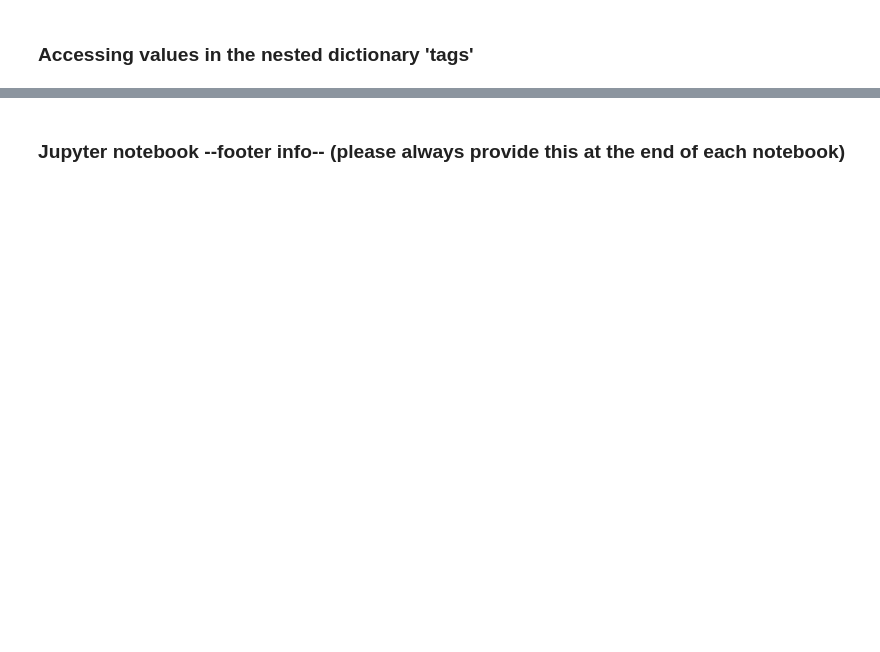
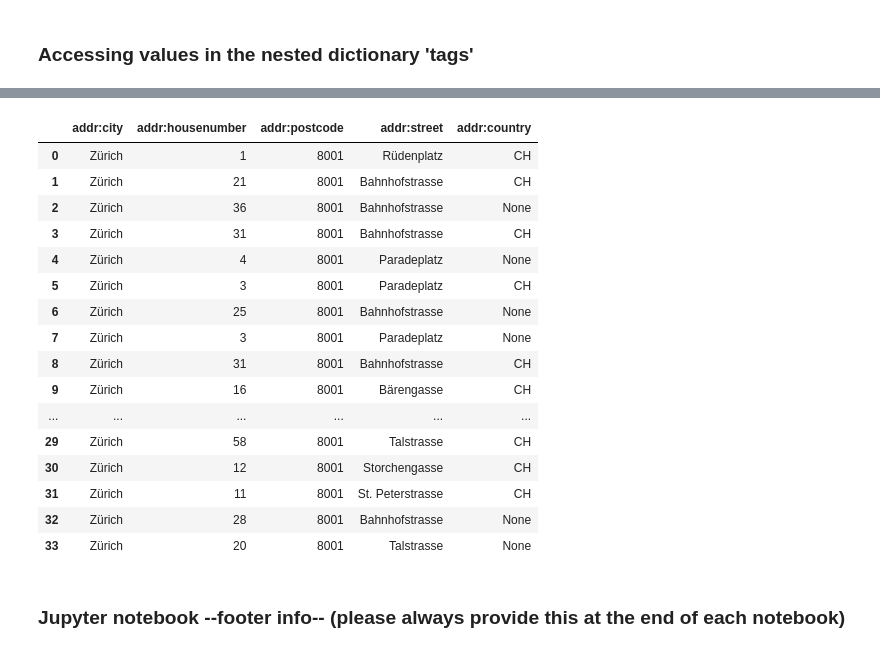
Before and after one commit to xIves/scientific_programming, a Jupyter notebook: Week_06/exercises/conditional_statements_loops_Python.ipynb, the cells around one changed output, grey strips where cells are left out. Saved outputs shown, nothing was run; the diff lists cells and outputs as text; code cells hidden in the pictures; blank space fills up the shorter version.

```diff
--- a/Week_06/exercises/conditional_statements_loops_Python.ipynb
+++ b/Week_06/exercises/conditional_statements_loops_Python.ipynb
@@ -581,3 +886,48 @@ df_operators
+# %%
+# Create empty list
+tags = []
+
+# Iterate through the list of elements
+for element in data["elements"]:
+    # Check if the element has a "tags" dictionary
+    if "tags" in element:
+        # Check if the "tags" dictionary has an "name" key
+        if "addr:city" in element["tags"]:
+            # Append data to list
+
+            data = [element['tags']['addr:city'],
+                         element['tags']['addr:housenumber'],
+                         element['tags']['addr:postcode'],
+                         element['tags']['addr:street']]
+            if "addr:country" in element["tags"]:
+                data.append(element['tags']['addr:country'])
+            tags.append(data)
+
+# Convert operators to data frame
+df_addr = pd.DataFrame(tags[1:], columns=['addr:city',
+                                               'addr:housenumber',
+                                               'addr:postcode',
+                                               'addr:street',
+                                               'addr:country'])
+df_addr
+# %% [output]
+|  | addr:city | addr:housenumber | addr:postcode | addr:street | addr:country |
+| 0 | Zürich | 1 | 8001 | Rüdenplatz | CH |
+| 1 | Zürich | 21 | 8001 | Bahnhofstrasse | CH |
+| 2 | Zürich | 36 | 8001 | Bahnhofstrasse | None |
+| 3 | Zürich | 31 | 8001 | Bahnhofstrasse | CH |
+| 4 | Zürich | 4 | 8001 | Paradeplatz | None |
+| 5 | Zürich | 3 | 8001 | Paradeplatz | CH |
+| 6 | Zürich | 25 | 8001 | Bahnhofstrasse | None |
+| 7 | Zürich | 3 | 8001 | Paradeplatz | None |
+| 8 | Zürich | 31 | 8001 | Bahnhofstrasse | CH |
+| 9 | Zürich | 16 | 8001 | Bärengasse | CH |
+| ... | ... | ... | ... | ... | ... |
+| 29 | Zürich | 58 | 8001 | Talstrasse | CH |
+| 30 | Zürich | 12 | 8001 | Storchengasse | CH |
+| 31 | Zürich | 11 | 8001 | St. Peterstrasse | CH |
+| 32 | Zürich | 28 | 8001 | Bahnhofstrasse | None |
+| 33 | Zürich | 20 | 8001 | Talstrasse | None |
 # %% [markdown]
 ### Jupyter notebook --footer info-- (please always provide this at the end of each notebook)
 # %%
```
Also changed, not shown: parts of 43 cells of this notebook, 3 other files.
